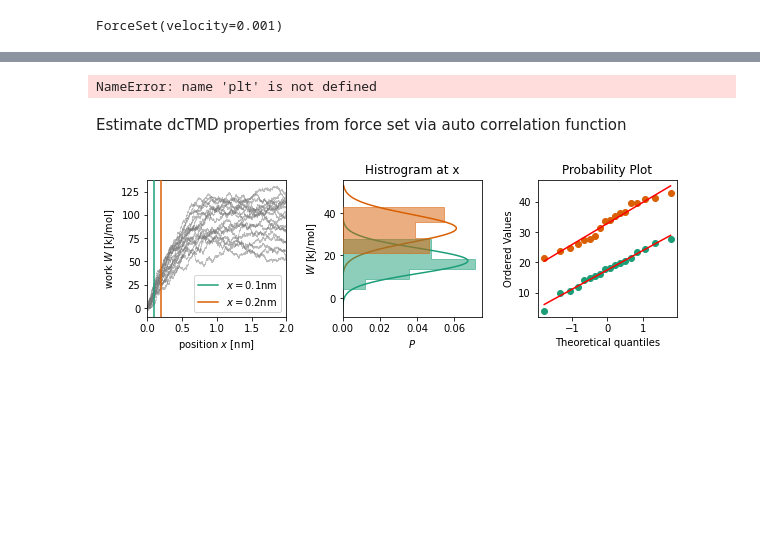
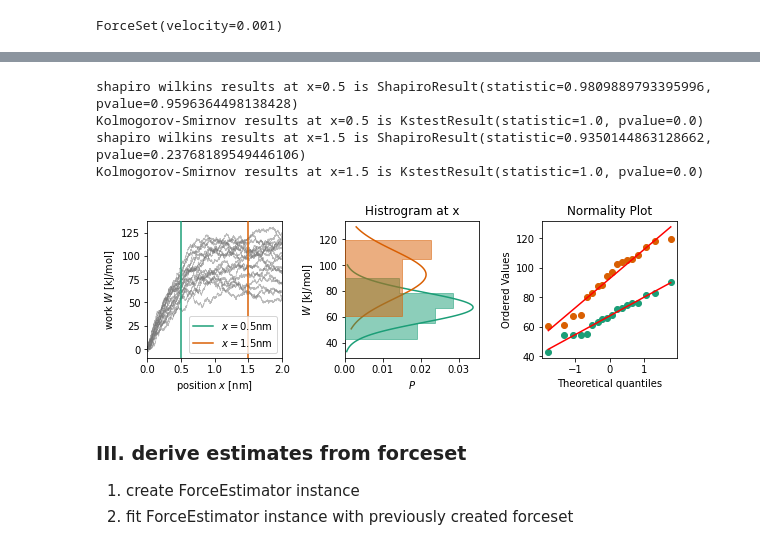
Before and after one commit to moldyn/dcTMD, a Jupyter notebook: docs/tutorials/force.ipynb, the cells around one changed output, grey strips where cells are left out. Saved outputs shown, nothing was run; the diff lists cells and outputs as text; code cells hidden in the pictures; blank space fills up the shorter version.

```diff
--- a/docs/tutorials/force.ipynb
+++ b/docs/tutorials/force.ipynb
@@ -63,35 +94,31 @@ One of the underlying assumptions of dcTMD is a normal distributed work. To chec
 # %%
 # check if work distribution follows a normal distribution
-import math
-import numpy as np
-from scipy.stats import kstest, shapiro, probplot, norm
-from matplotlib import cm
+from scipy.stats import kstest, shapiro
+from dcTMD.utils import plotting
 
-index = [500, 1000, 1500]
+index = [5000, 15000]
+x = forceset.position_
 
-# do a probplot
-fig, ax = plt.subplots()
-cm_subsectionJ = np.linspace(0, 1, 7)
-lcolor = [cm.Dark2(x) for x in cm_subsectionJ]
+fig, axs = plotting.plot_worknormalitychecks(x, forceset.work_, index)
+
 for i, p in enumerate(index):
-    res = probplot(workset.work_[:,p], plot=ax, fit=True)
-    ax.get_lines()[i*2].set_color(lcolor[i])
     # Shapiro-Wilk Test
-    shapiro_test = shapiro(workset.work_[:,p])
+    shapiro_test = shapiro(forceset.work_[:,p])
     print(f'shapiro wilkins results at x={x[p]} is {shapiro_test}')
     # Kolmogorov-Smirnov Test
-    kstest_test = kstest(workset.work_[:,p], 'norm')
-
+    kstest_test = kstest(forceset.work_[:,p], 'norm')
     print(f'Kolmogorov-Smirnov results at x={x[p]} is {kstest_test}')
 # %% [output]
-NameError: name 'plt' is not defined
+shapiro wilkins results at x=0.5 is ShapiroResult(statistic=0.9809889793395996, pvalue=0.9596364498138428)
+Kolmogorov-Smirnov results at x=0.5 is KstestResult(statistic=1.0, pvalue=0.0)
+shapiro wilkins results at x=1.5 is ShapiroResult(statistic=0.9350144863128662, pvalue=0.23768189549446106)
+Kolmogorov-Smirnov results at x=1.5 is KstestResult(statistic=1.0, pvalue=0.0)
+[figure, added]
 # %% [markdown]
-Estimate dcTMD properties from force set via auto correlation function
+### III. derive estimates from forceset
+
+1. create ForceEstimator instance
+2. fit ForceEstimator instance with previously created forceset
-# %%
-index = [1000, 2000]
-fig, axs = plot_worknormalitychecks(forceset.position_, forceset.work_, index)
-# %% [output]
-[figure, removed]
 # %%
 ## load force
 # force = load('my_force_set')
```
Also changed, not shown: parts of 16 cells of this notebook, 1 other file.
